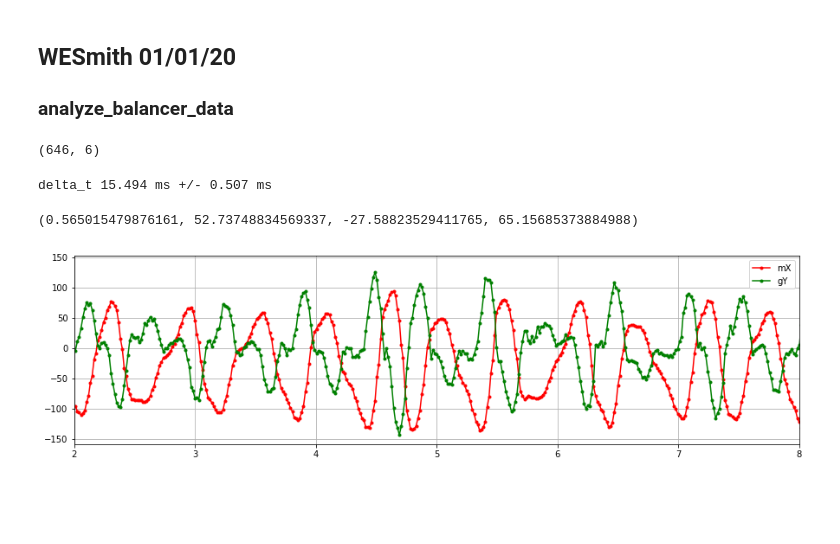
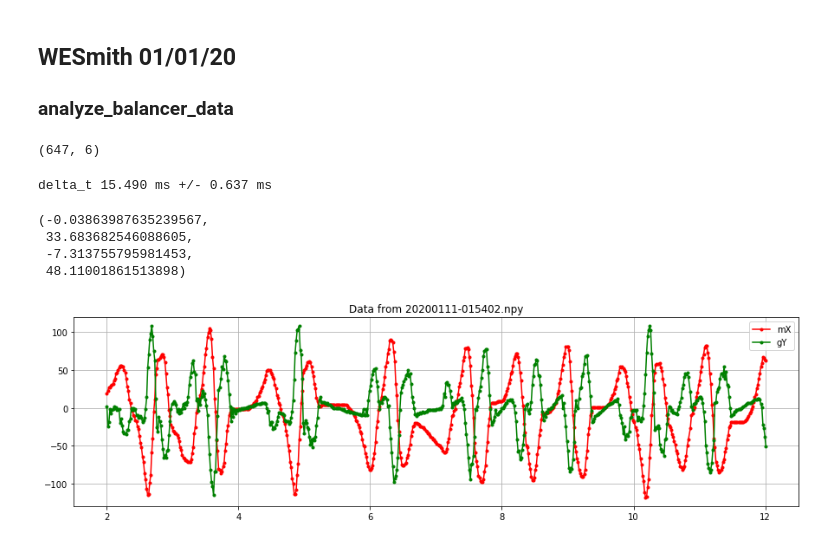
Before and after one commit to wesmith/BalancerRPiSlave, a Jupyter notebook: pi/server_for_BalancerRPiSlave/data/analyze_balancer_data.ipynb, the cells around one changed output. Saved outputs shown, nothing was run; the diff lists cells and outputs as text; code cells hidden in the pictures; blank space fills up the shorter version.

Commit message:
analyzing new data

```diff
--- a/pi/server_for_BalancerRPiSlave/data/analyze_balancer_data.ipynb
+++ b/pi/server_for_BalancerRPiSlave/data/analyze_balancer_data.ipynb
@@ -10,35 +10,40 @@ fname = '20200101-225333.npy' # from Balboa balancer
 fname = '20200102-011427.npy'
 fname = ['20200102-013928.npy', '20200102-013901.npy', '20200102-014409.npy', '20200102-020345.npy',
          '20200102-020422.npy', '20200102-020511.npy', '20200102-023107.npy', '20200102-023158.npy',
-         '20200102-023230.npy']
+         '20200102-023230.npy', '20200111-015402.npy']
 # %%
-data = np.load(fname[8])
+test = 9
+data = np.load(fname[test])
 data.shape
 # %% [output]
-(646, 6)
+(647, 6)
 # %%
 delta_t = np.diff(data[:,0]).mean()
 std_t   = np.diff(data[:,0]).std()
 txt = 'delta_t {:5.3f} ms +/- {:5.3f} ms'.format(1000*delta_t, 1000*std_t)
 print(txt)
 # %% [output]
-delta_t 15.494 ms +/- 0.507 ms
+delta_t 15.490 ms +/- 0.637 ms
 # %%
 tt, mX, mY, eX, eY, gY = np.hsplit(data,data.shape[1])
 # %%
 gY.mean(), gY.std(), mX.mean(), mX.std()
 # %% [output]
-(0.565015479876161, 52.73748834569337, -27.58823529411765, 65.15685373884988)
+(-0.03863987635239567,
+ 33.683682546088605,
+ -7.313755795981453,
+ 48.11001861513898)
 # %%
 plt.figure(figsize=(15,4))
 plt.plot(tt, mX, 'r.-', label='mX')
 #plt.plot(tt, mY, label='mY')
 #plt.plot(tt, eX, label='eX')
 #plt.plot(tt, eY, label='eY')
 plt.plot(tt, gY, 'g.-', label='gY')
-plt.xlim(2,8)
+#plt.xlim(2,10)
 plt.grid()
+plt.title('Data from {}'.format(fname[test]))
 plt.legend()
 plt.show()
 # %% [output]
-[figure, old version]
+[figure, new version]
```
